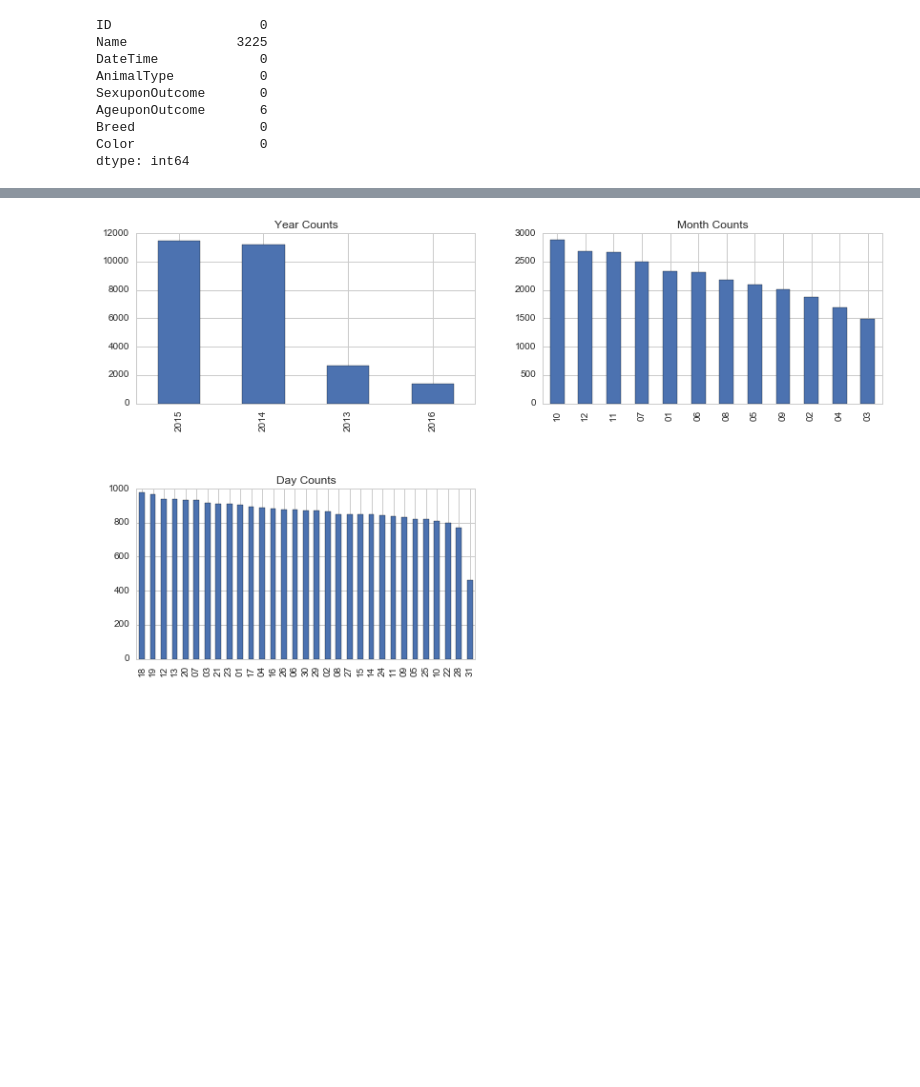
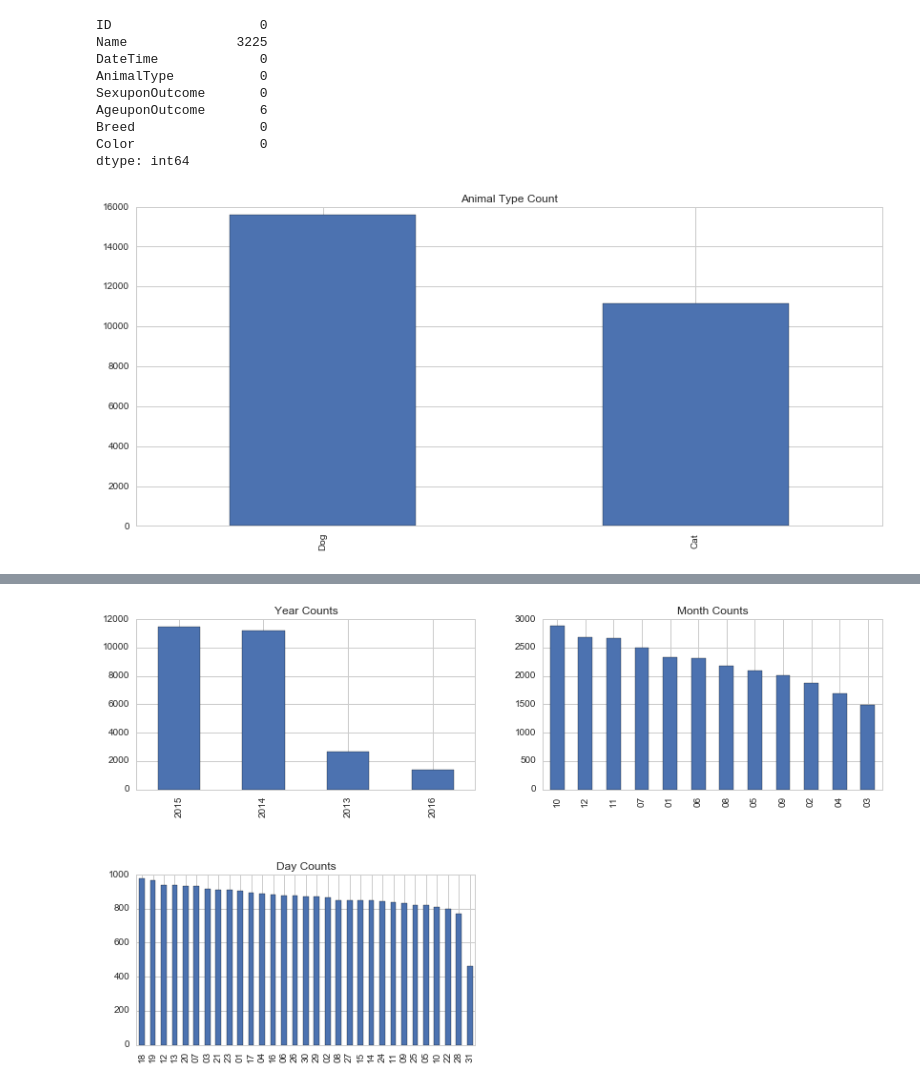
Before and after one commit to bljustice/kaggle, a Jupyter notebook: spca/spca_eda.ipynb, the cells around one changed output, grey strips where cells are left out. Saved outputs shown, nothing was run; the diff lists cells and outputs as text; code cells hidden in the pictures; blank space fills up the shorter version.

```diff
--- a/spca/spca_eda.ipynb
+++ b/spca/spca_eda.ipynb
@@ -57,6 +67,10 @@ AgeuponOutcome       6
 Breed                0
 Color                0
 dtype: int64
+# %%
+train_df.AnimalType.value_counts().plot(kind='bar', figsize=(14, 6), title='Animal Type Count');
+# %% [output]
+[figure, added]
 # %%
 from collections import Counter
 top_names = pd.DataFrame(sorted(Counter(train_df.Name.str.lower().str.strip()).items(),
```
Also changed, not shown: parts of 12 cells of this notebook.
